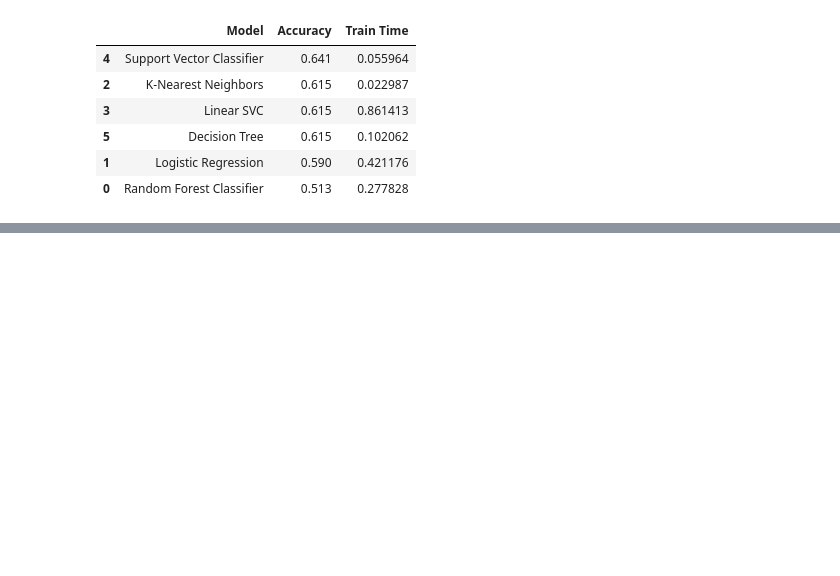
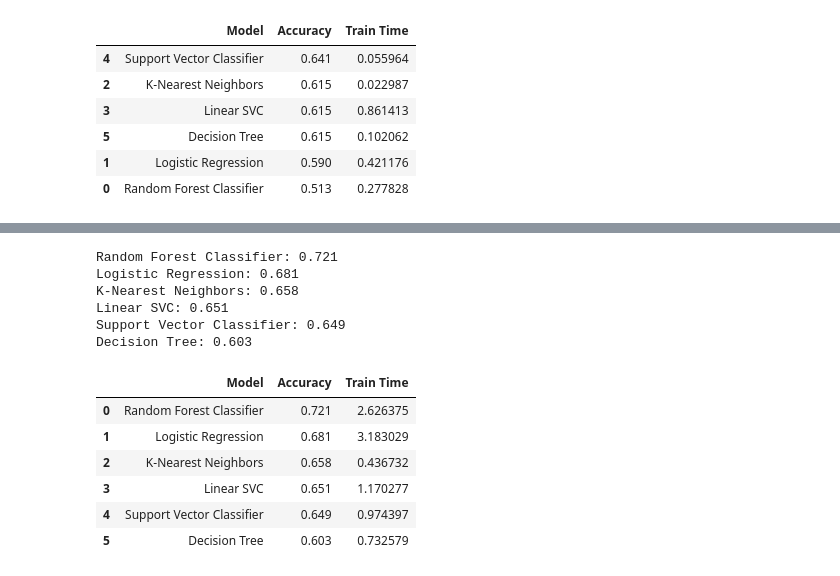
Before and after one commit to lyleokoth/maize-disease-detection, a Jupyter notebook: notebooks/model creation 2.ipynb, the cells around one changed output, grey strips where cells are left out. Saved outputs shown, nothing was run; the diff lists cells and outputs as text; code cells hidden in the pictures; blank space fills up the shorter version.

```diff
--- a/notebooks/model creation 2.ipynb
+++ b/notebooks/model creation 2.ipynb
@@ -323,0 +374,17 @@ decision_tree = DecisionTreeClassifier()
+# %%
+hog2 = train_base_models2(X,y)
+hog2
+# %% [output]
+Random Forest Classifier: 0.721
+Logistic Regression: 0.681
+K-Nearest Neighbors: 0.658
+Linear SVC: 0.651
+Support Vector Classifier: 0.649
+Decision Tree: 0.603
+|  | Model | Accuracy | Train Time |
+| 0 | Random Forest Classifier | 0.721 | 2.626375 |
+| 1 | Logistic Regression | 0.681 | 3.183029 |
+| 2 | K-Nearest Neighbors | 0.658 | 0.436732 |
+| 3 | Linear SVC | 0.651 | 1.170277 |
+| 4 | Support Vector Classifier | 0.649 | 0.974397 |
+| 5 | Decision Tree | 0.603 | 0.732579 |
```
Also changed, not shown: parts of 52 cells of this notebook.
